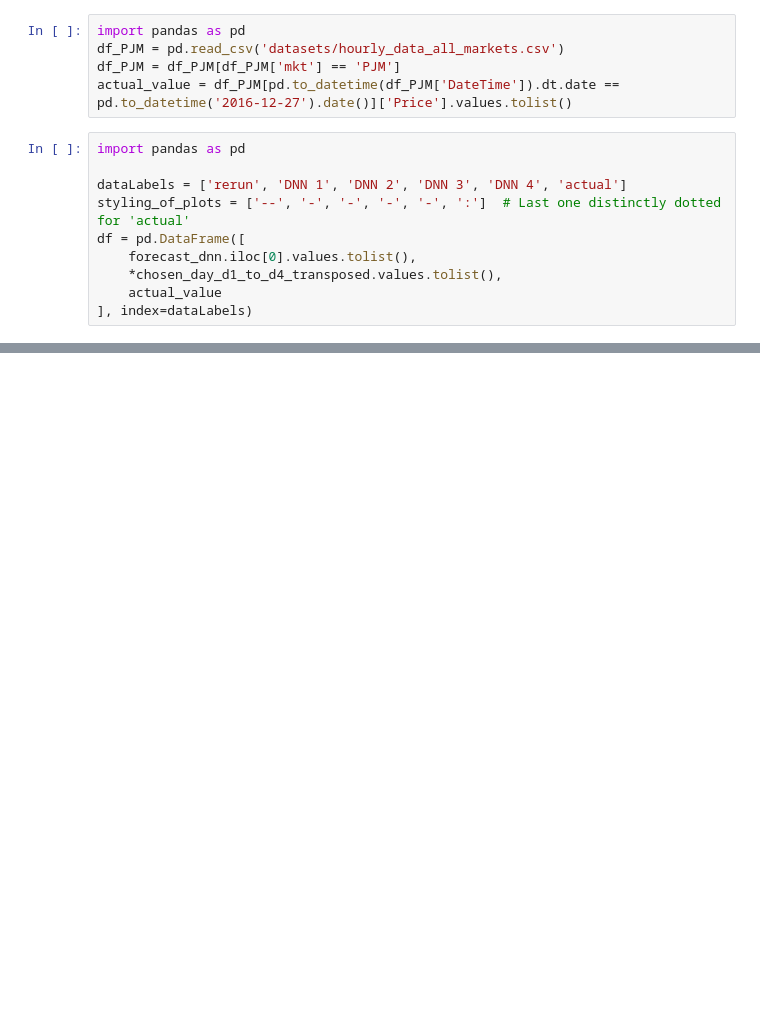
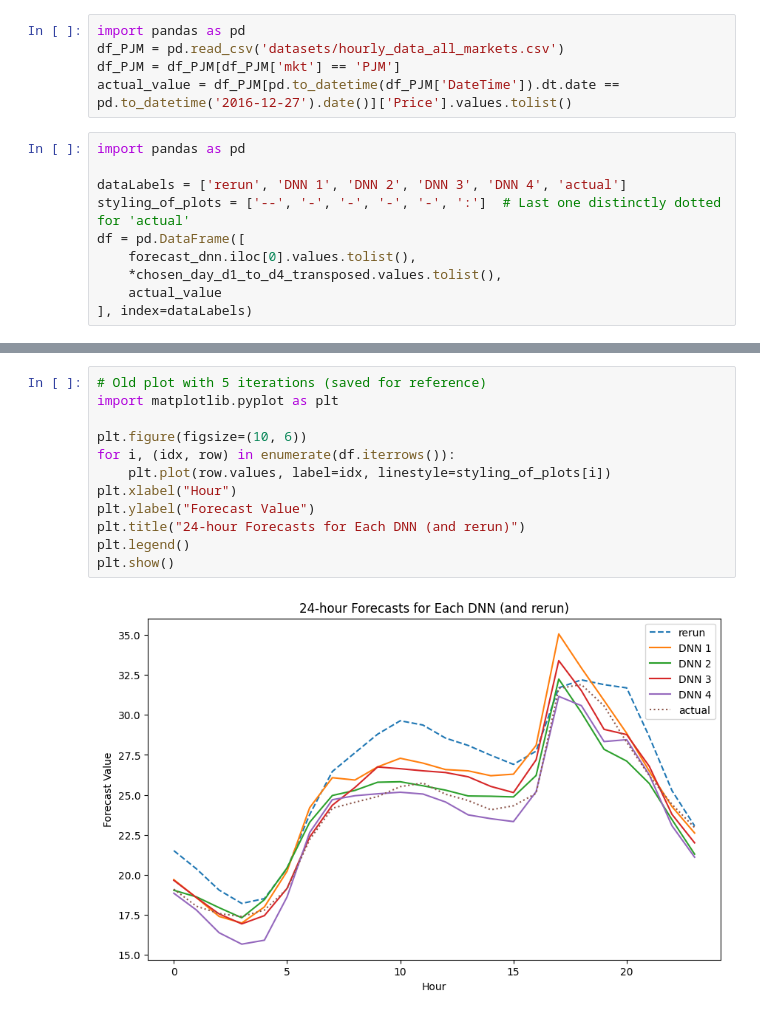
Before and after one commit to llinfeng/epftoolbox, a Jupyter notebook: Notebooks/02_forecasting_oneshot.ipynb, the cells around one changed output, grey strips where cells are left out. Drawn from its saved outputs; the diff is of its cells as text; blank space fills up the shorter version.

```diff
--- a/Notebooks/02_forecasting_oneshot.ipynb
+++ b/Notebooks/02_forecasting_oneshot.ipynb
@@ -413,0 +418,14 @@ plt.show()
+# %%
+# Old plot with 5 iterations (saved for reference)
+import matplotlib.pyplot as plt
+
+plt.figure(figsize=(10, 6))
+for i, (idx, row) in enumerate(df.iterrows()):
+    plt.plot(row.values, label=idx, linestyle=styling_of_plots[i])
+plt.xlabel("Hour")
+plt.ylabel("Forecast Value")
+plt.title("24-hour Forecasts for Each DNN (and rerun)")
+plt.legend()
+plt.show()
+# %% [output]
+[figure, added]
```
Also changed, not shown: parts of 6 cells of this notebook, 3 other files.
